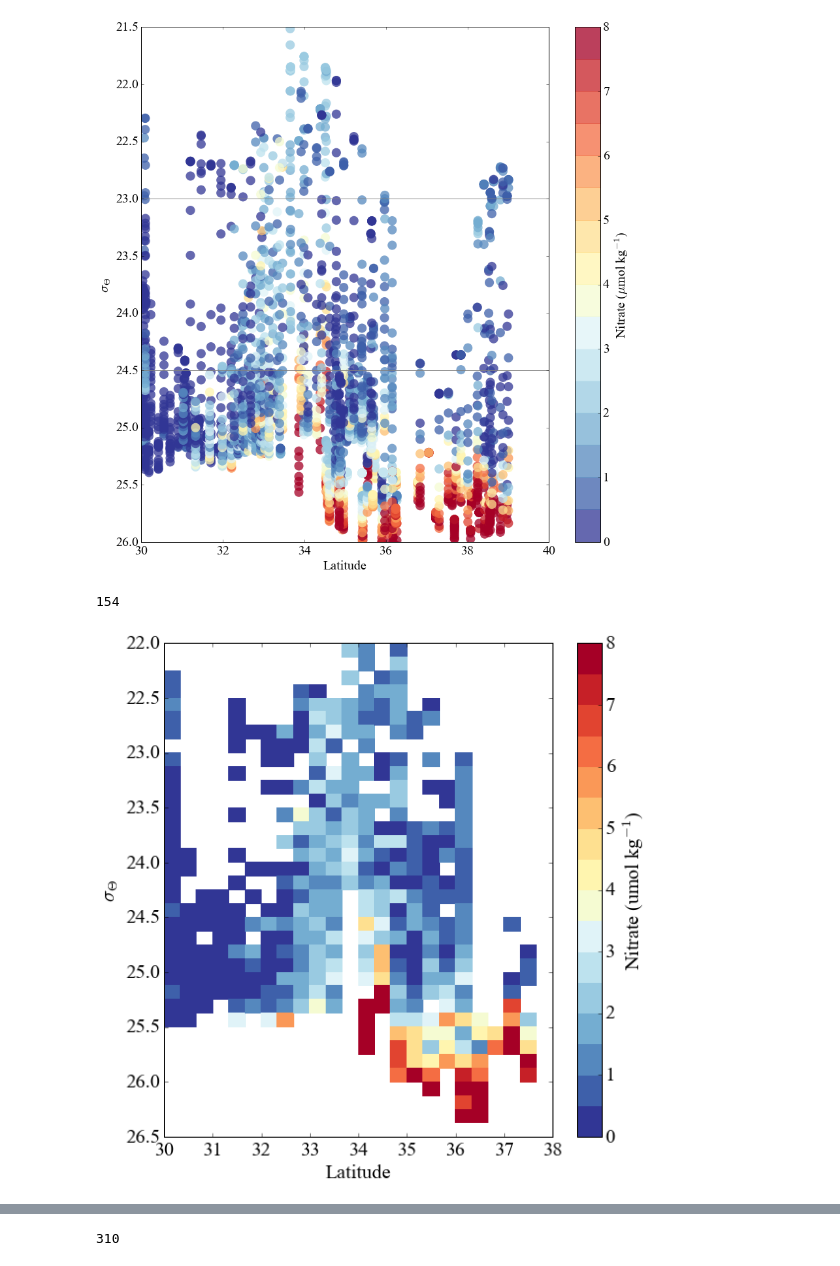
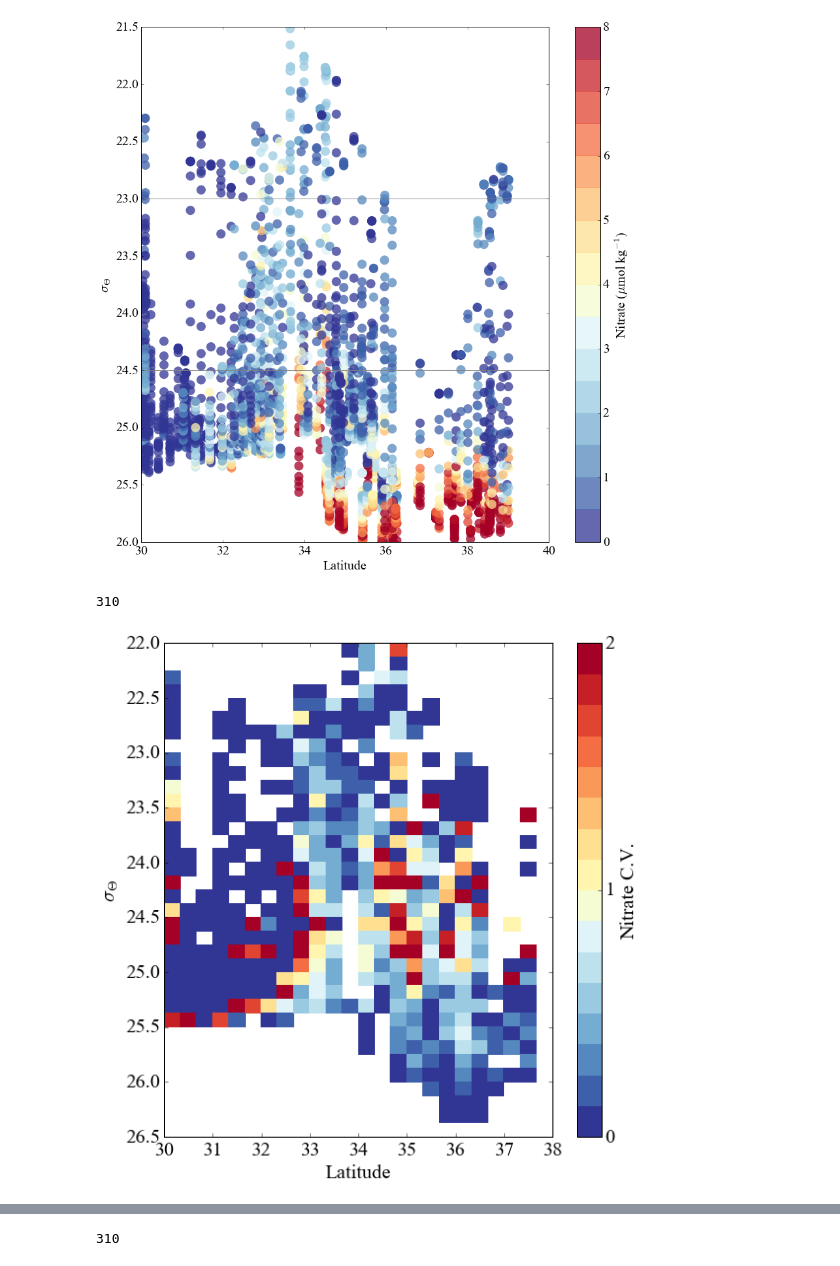
Before and after one commit to sophieclayton/kuroshio_productivity, a Jupyter notebook: kuro_argo_nitrate.ipynb, the cells around one changed output, grey strips where cells are left out. Saved outputs shown, nothing was run; the diff lists cells and outputs as text; code cells hidden in the pictures.

Commit message:
added C.V. and number of observations to nitrate argo analysis

```diff
--- a/kuro_argo_nitrate.ipynb
+++ b/kuro_argo_nitrate.ipynb
@@ -115,6 +115,7 @@ xbin = np.arange(30., 38., dx)
 xgrid, ygrid = np.meshgrid(xbin, ybin, sparse=False, indexing='ij')
 
 binned = np.empty([len(xbin), len(ybin)])
+numobs = np.empty([len(xbin), len(ybin)])
 binnedstd = np.empty([len(xbin), len(ybin)])
 fvar = 'NITRATE[UMOL/KG]'
 
@@ -131,41 +132,44 @@ for i in range(len(xbin)):
                                         & (subset['SIGMA_THETA[KG/M^3]']<sig +dy/2)), fvar].values)
             binnedstd[i,j] = np.nanstd(subset.loc[((subset['LAT']>lat-dx/2) & (subset['LAT']<lat +dx/2) & (subset['SIGMA_THETA[KG/M^3]']>sig -dy/2)
                                         & (subset['SIGMA_THETA[KG/M^3]']<sig +dy/2)), fvar].values)
+            numobs[i,j] = nn
         else:
             binned[i,j] = np.nan
             binnedstd[i,j] = np.nan
+            numobs[i,j] = 0
 # %%
 fig1 = plt.figure(1, figsize=(8,8))
 #plt.scatter(subset['LAT'],subset['SIGMA_THETA[KG/M^3]'], c = subset['NITRATE[UMOL/KG]'], s=200, vmin = 0, vmax = 8, lw=0, alpha = 0.75)
 
 palette = plt.get_cmap('RdYlBu_r', 16)
 
 binned = ma.masked_where(np.isnan(binned), binned)
 binnedstd = ma.masked_where(np.isnan(binnedstd), binnedstd)
 
-plt.pcolor(xgrid, ygrid, binned, vmin = 0, vmax = 8, lw=0, cmap = palette)
+plt.pcolor(xgrid, ygrid, binnedstd/binned, vmin = 0, vmax = 2, lw=0, cmap = palette)
 print len(pd.unique(subset['Days since 1/1/1900']))
 
 #plt.contour()
-cb = plt.colorbar(ticks = range(0, 9))
-cb.set_label('Nitrate (umol kg$^{-1}$)', fontsize = 20)
+cb = plt.colorbar(ticks = range(0, 3))
+#cb.set_label('Nitrate (umol kg$^{-1}$)', fontsize = 20)
+cb.set_label('Nitrate C.V.', fontsize = 20)
 plt.gca().invert_yaxis()
 plt.axis([ 30,38, 26.5, 22.0])
 
 #plt.axhline(23.5, color='grey', lw=2)
 #plt.axhline(25, color='grey', lw=2)
 
 #plt.axvline(32.66, color='grey', lw=2)
 #plt.axvline(34.66, color='grey', lw=2)
 
 plt.ylabel(r'$\sigma_{\Theta}$', fontsize = 20)
 plt.xlabel('Latitude', fontsize = 20)
 plt.tick_params(labelsize=20)
 cb.ax.tick_params(labelsize=20)
 
 plt.show()
 
 #fig1.savefig('../figures/kuro_argo_no3_binned.png', bbox_inches='tight', dpi=300)
 # %% [output]
-154
+310
-[figure, old version]
+[figure, new version]
```
Also changed, not shown: parts of 1 cell of this notebook.
